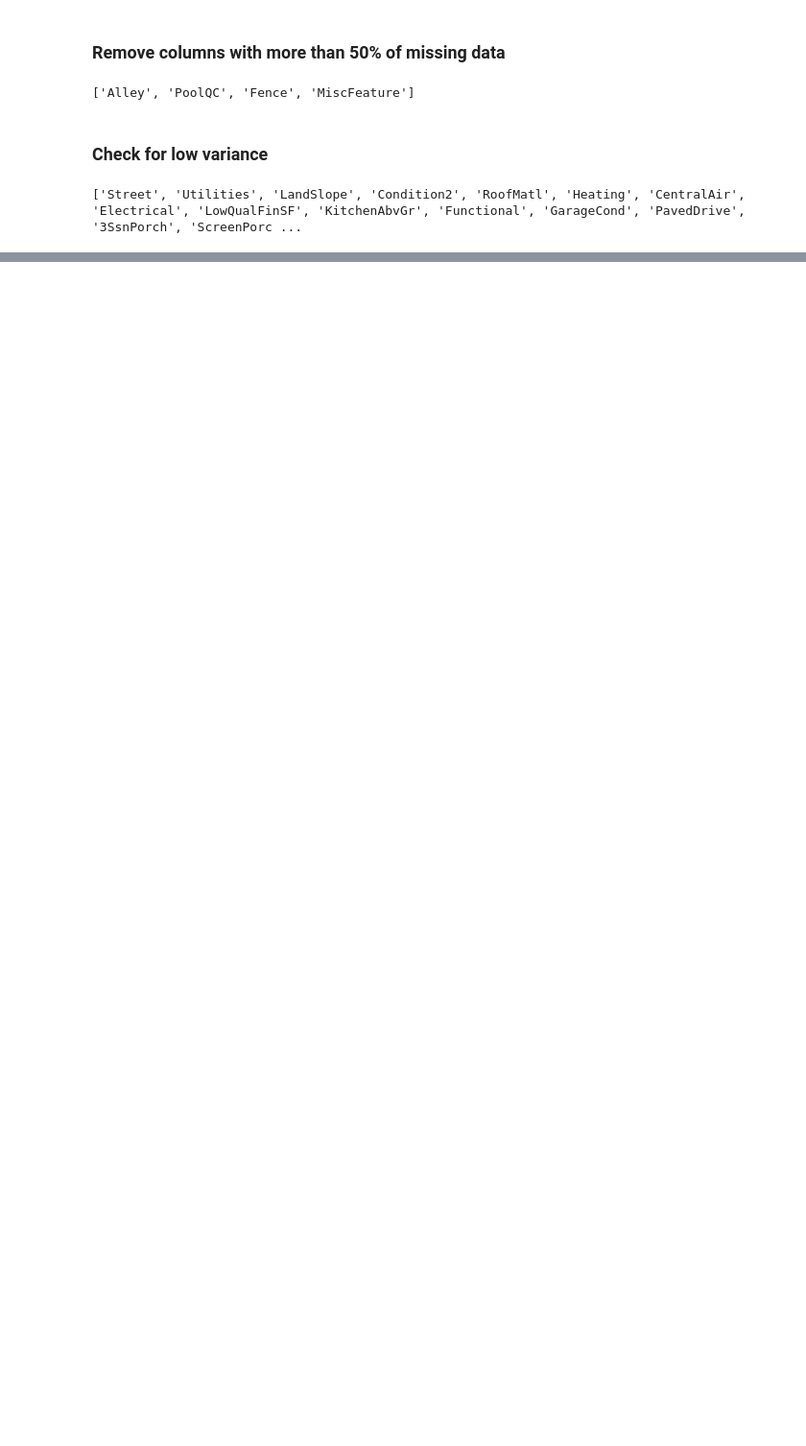
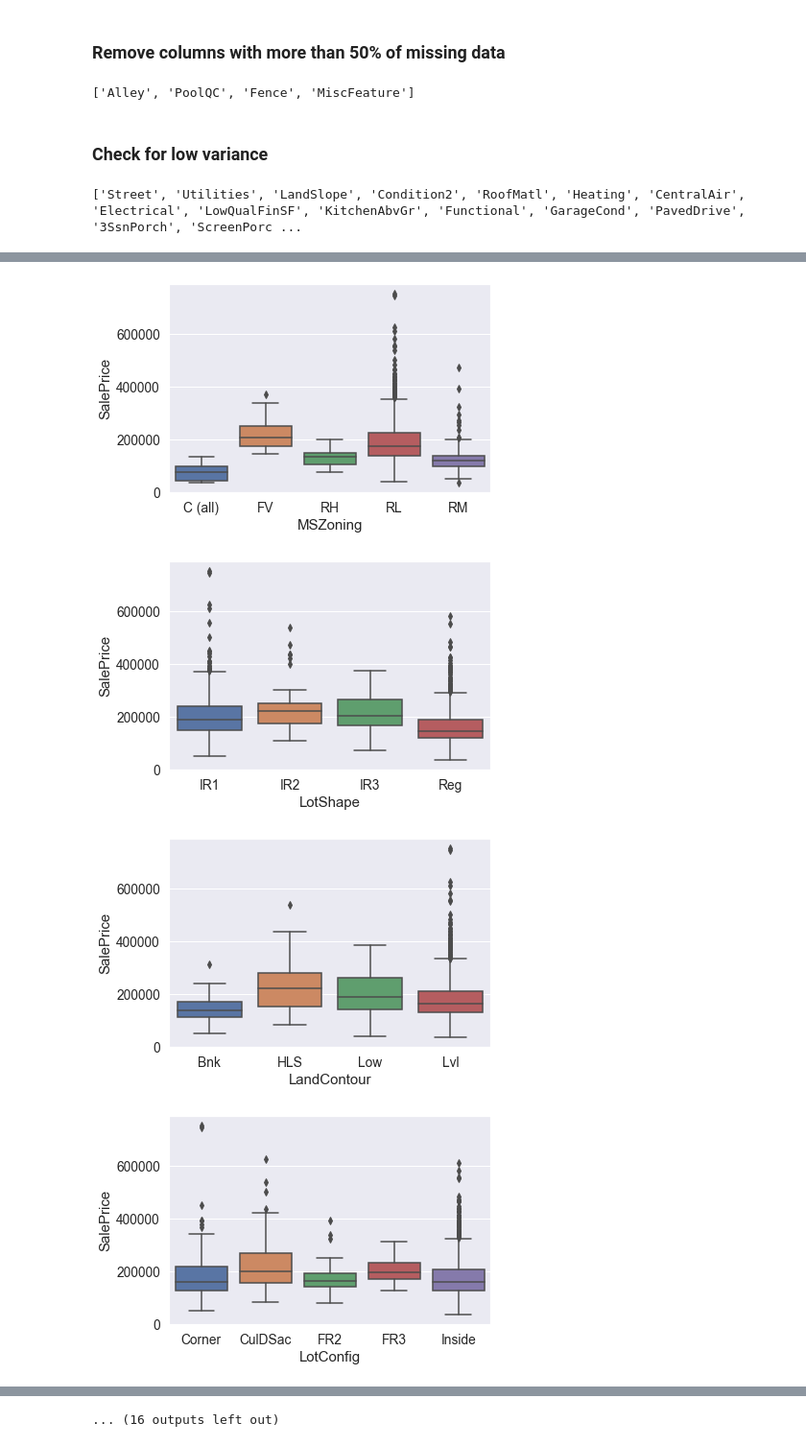
Before and after one commit to HHook/keras-house-prices, a Jupyter notebook: Keras regression house prices project.ipynb, the cells around one changed output, grey strips where cells are left out. Shown at 96% size. Drawn from its saved outputs; the diff is of its cells as text; code cells hidden in the pictures; blank space fills up the shorter version.

```diff
--- a/Keras regression house prices project.ipynb
+++ b/Keras regression house prices project.ipynb
@@ -231,0 +312,17 @@ df = df.drop(cols_low, axis=1)
+# %%
+df['BsmtQual'].fillna('NA', inplace = True)
+df['BsmtCond'].fillna('NA', inplace = True)
+df['BsmtExposure'].fillna('NA', inplace = True)
+df['BsmtFinType1'].fillna('NA', inplace = True)
+df['BsmtFinType2'].fillna('NA', inplace = True)
+# %%
+# categorical
+df['MSSubClass'] = df['MSSubClass'].astype('category')
+df['MoSold'] = df['MoSold'].astype('category')
+df['GarageYrBlt'] = df['GarageYrBlt'].astype('category')
+# %%
+# turning object columns into category columns
+# it's a good practice to typecast categorical features to a category dtype because
+# they make the operations on such columns much faster than the object dtype.
+for i in df.select_dtypes(include='object').columns.to_list():
+    df[i] = df[i].astype('category')
@@ -231,0 +338,4 @@ df = df.drop(cols_low, axis=1)
+# %%
+# list w/ categorical variables
+cater_cols = df.select_dtypes(include='category').columns.to_list()
+cater_cols
@@ -231,0 +360,10 @@ df = df.drop(cols_low, axis=1)
+# %%
+# categorical variables vs. SalePrice TAKES TIME
+for cols in cater_cols:
+    plt.figure()
+    sns.boxplot(x = cols, y = 'SalePrice', data = df)
+# %% [output]
+[figure, added]
+[figure, added]
+[figure, added]
+[figure, added]
@@ -231,0 +378 @@ df = df.drop(cols_low, axis=1)
+... (16 outputs left out)
```
Also changed, not shown: parts of 65 cells of this notebook.
